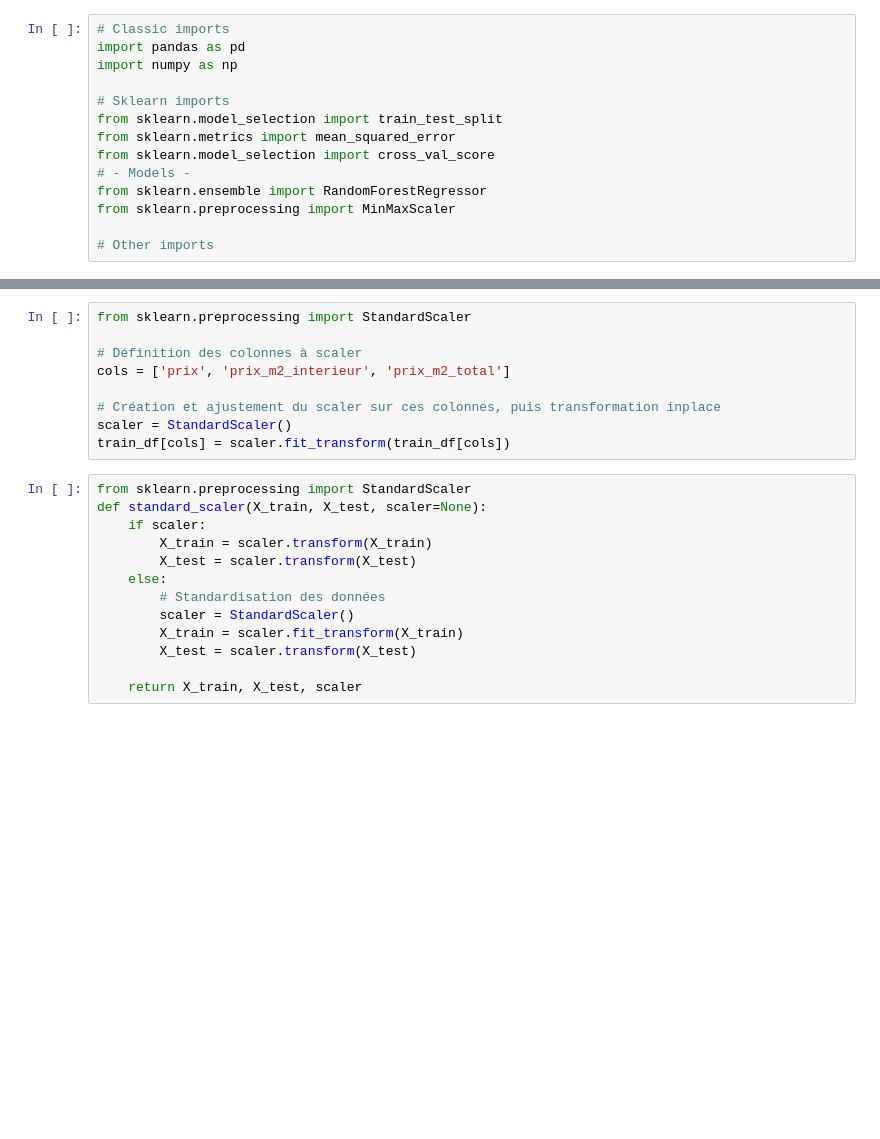
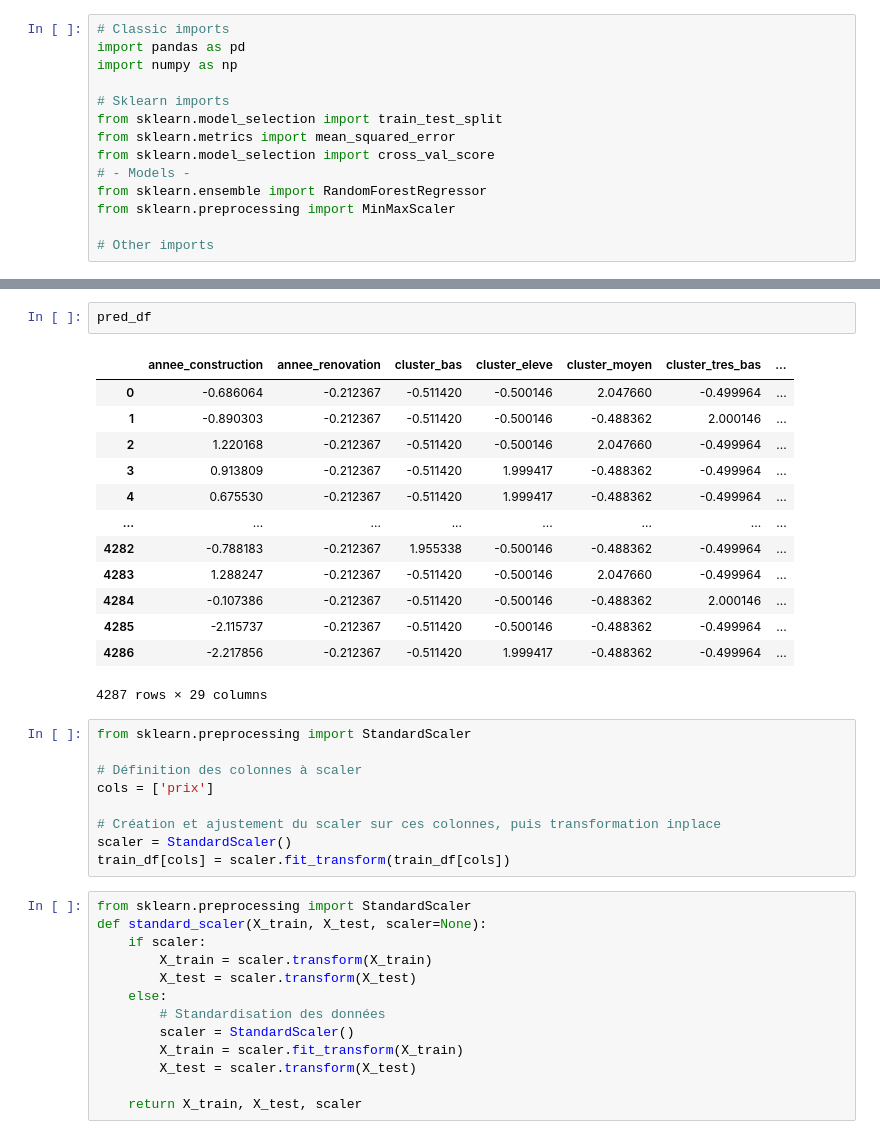
Before and after one commit to flarab29/PRAMA2025, a Jupyter notebook: regression_flo.ipynb, the cells around one changed output, grey strips where cells are left out. Cells and saved outputs as stored; diff of their text form; blank space fills up the shorter version.

```diff
--- a/regression_flo.ipynb
+++ b/regression_flo.ipynb
@@ -28,11 +28,27 @@ print("Prediction file shape: ", pred_df.shape)
 # %% [output]
 Train shape:  (17147, 32)
 Prediction file shape:  (4287, 29)
+# %%
+pred_df
+# %% [output]
+|  | annee_construction | annee_renovation | cluster_bas | cluster_eleve | cluster_moyen | cluster_tres_bas | ... |
+| 0 | -0.686064 | -0.212367 | -0.511420 | -0.500146 | 2.047660 | -0.499964 | ... |
+| 1 | -0.890303 | -0.212367 | -0.511420 | -0.500146 | -0.488362 | 2.000146 | ... |
+| 2 | 1.220168 | -0.212367 | -0.511420 | -0.500146 | 2.047660 | -0.499964 | ... |
+| 3 | 0.913809 | -0.212367 | -0.511420 | 1.999417 | -0.488362 | -0.499964 | ... |
+| 4 | 0.675530 | -0.212367 | -0.511420 | 1.999417 | -0.488362 | -0.499964 | ... |
+| ... | ... | ... | ... | ... | ... | ... | ... |
+| 4282 | -0.788183 | -0.212367 | 1.955338 | -0.500146 | -0.488362 | -0.499964 | ... |
+| 4283 | 1.288247 | -0.212367 | -0.511420 | -0.500146 | 2.047660 | -0.499964 | ... |
+| 4284 | -0.107386 | -0.212367 | -0.511420 | -0.500146 | -0.488362 | 2.000146 | ... |
+| 4285 | -2.115737 | -0.212367 | -0.511420 | -0.500146 | -0.488362 | -0.499964 | ... |
+| 4286 | -2.217856 | -0.212367 | -0.511420 | 1.999417 | -0.488362 | -0.499964 | ... |
+4287 rows × 29 columns
 # %%
 from sklearn.preprocessing import StandardScaler
 
 # Définition des colonnes à scaler
-cols = ['prix', 'prix_m2_interieur', 'prix_m2_total']
+cols = ['prix']
 
 # Création et ajustement du scaler sur ces colonnes, puis transformation inplace
 scaler = StandardScaler()
```
Also changed, not shown: parts of 11 cells of this notebook, 4 other files.
